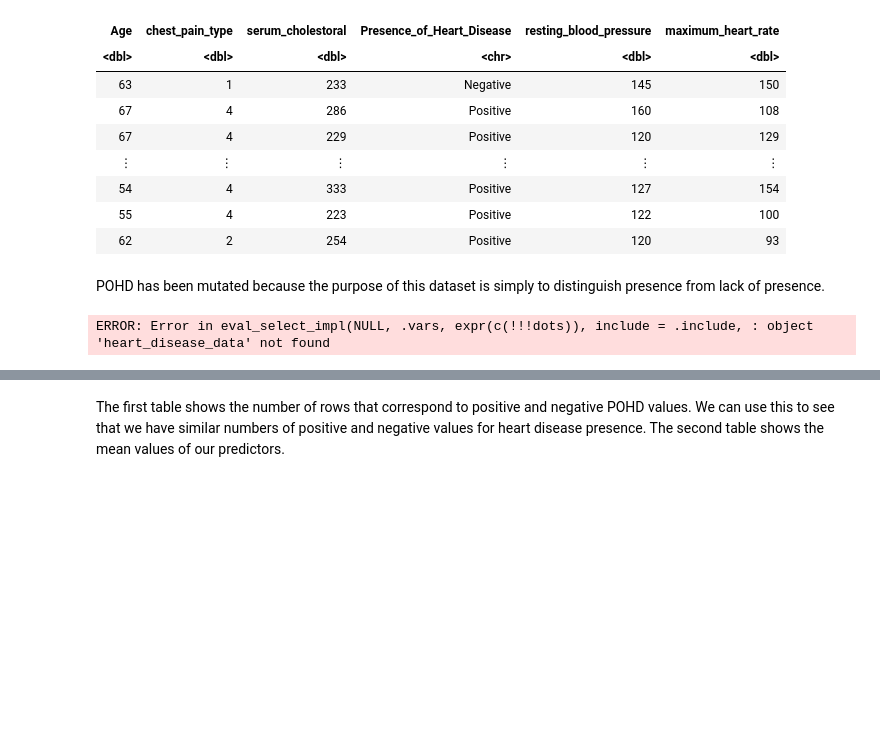
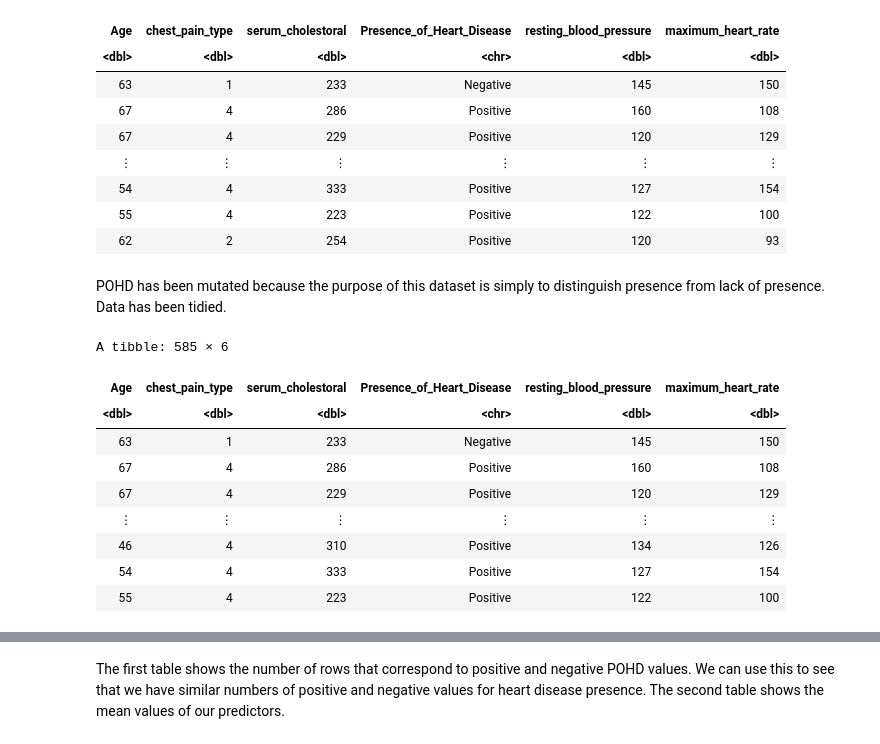
Before and after one commit to JahnaviChen/Heart-Disease, a Jupyter notebook: Heart Disease.ipynb, the cells around one changed output, grey strips where cells are left out. Drawn from its saved outputs; the diff is of its cells as text; code cells hidden in the pictures; blank space fills up the shorter version.

```diff
--- a/Heart Disease.ipynb
+++ b/Heart Disease.ipynb
@@ -109,17 +109,26 @@ A tibble: 834 × 6
 | 55 | 4 | 223 | Positive | 122 | 100 |
 | 62 | 2 | 254 | Positive | 120 | 93 |
 # %% [markdown]
-POHD has been mutated because the purpose of this dataset is simply to distinguish presence from lack of presence.
+POHD has been mutated because the purpose of this dataset is simply to distinguish presence from lack of presence. Data has been tidied.
 # %%
 set.seed(1234)
 
-heart_disease_split <- initial_split(heart_disease_data, prop = 0.70, strata = Presence_of_Heart_Disease)
+heart_disease_split <- initial_split(heart_disease_data1, prop = 0.70, strata = Presence_of_Heart_Disease)
 heart_disease_train <- training(heart_disease_split)
 heart_disease_test <- testing(heart_disease_split)
 
 heart_disease_train
 # %% [output]
-ERROR: Error in eval_select_impl(NULL, .vars, expr(c(!!!dots)), include = .include, : object 'heart_disease_data' not found
+A tibble: 585 × 6
+| Age | chest_pain_type | serum_cholestoral | Presence_of_Heart_Disease | resting_blood_pressure | maximum_heart_rate |
+| <dbl> | <dbl> | <dbl> | <chr> | <dbl> | <dbl> |
+| 63 | 1 | 233 | Negative | 145 | 150 |
+| 67 | 4 | 286 | Positive | 160 | 108 |
+| 67 | 4 | 229 | Positive | 120 | 129 |
+| ⋮ | ⋮ | ⋮ | ⋮ | ⋮ | ⋮ |
+| 46 | 4 | 310 | Positive | 134 | 126 |
+| 54 | 4 | 333 | Positive | 127 | 154 |
+| 55 | 4 | 223 | Positive | 122 | 100 |
 # %%
 #useful Tables
 
```
Also changed, not shown: parts of 2 cells of this notebook.
